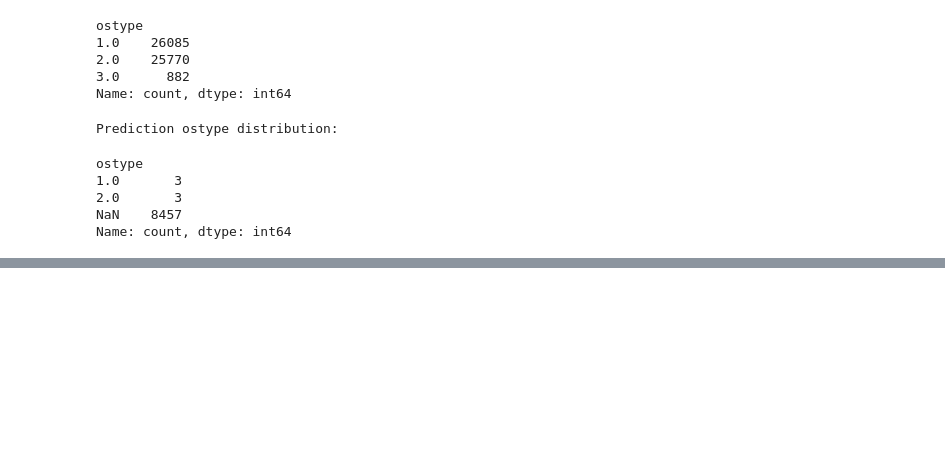
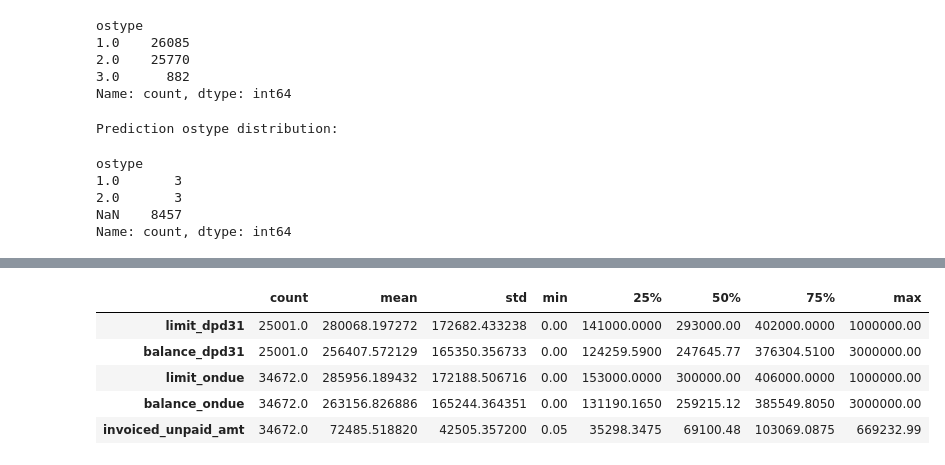
Before and after one commit to Khishigjargal42/toki_ds_task, a Jupyter notebook: notebooks/Toki_DPD91_Final.ipynb, the cells around one changed output, grey strips where cells are left out. Saved outputs shown, nothing was run; the diff lists cells and outputs as text; code cells hidden in the pictures; blank space fills up the shorter version.

```diff
--- a/notebooks/Toki_DPD91_Final.ipynb
+++ b/notebooks/Toki_DPD91_Final.ipynb
@@ -936,0 +1618,17 @@ Name: count, dtype: int64
+# %%
+# ============================================================
+# 9.1 Final Feature Definition
+# ============================================================
+
+RAW_FEATURES = [
+    "limit_dpd31",
+    "balance_dpd31",
+    "limit_ondue",
+    "balance_ondue",
+    "invoiced_unpaid_amt",
+]
+
+print(f"Number of final raw features: {len(RAW_FEATURES)}")
+
+for i, feature in enumerate(RAW_FEATURES, 1):
+    print(f"{i:02d}. {feature}")
@@ -936,0 +1850,19 @@ Name: count, dtype: int64
+# %%
+# ============================================================
+# 9.5.4 Basic Distribution Statistics
+# ============================================================
+
+distribution_summary = (
+    train_data[RAW_FEATURES]
+    .describe()
+    .T
+)
+
+display(distribution_summary)
+# %% [output]
+|  | count | mean | std | min | 25% | 50% | 75% | max |
+| limit_dpd31 | 25001.0 | 280068.197272 | 172682.433238 | 0.00 | 141000.0000 | 293000.00 | 402000.0000 | 1000000.00 |
+| balance_dpd31 | 25001.0 | 256407.572129 | 165350.356733 | 0.00 | 124259.5900 | 247645.77 | 376304.5100 | 3000000.00 |
+| limit_ondue | 34672.0 | 285956.189432 | 172188.506716 | 0.00 | 153000.0000 | 300000.00 | 406000.0000 | 1000000.00 |
+| balance_ondue | 34672.0 | 263156.826886 | 165244.364351 | 0.00 | 131190.1650 | 259215.12 | 385549.8050 | 3000000.00 |
+| invoiced_unpaid_amt | 34672.0 | 72485.518820 | 42505.357200 | 0.05 | 35298.3475 | 69100.48 | 103069.0875 | 669232.99 |
```
Also changed, not shown: parts of 36 cells of this notebook.
